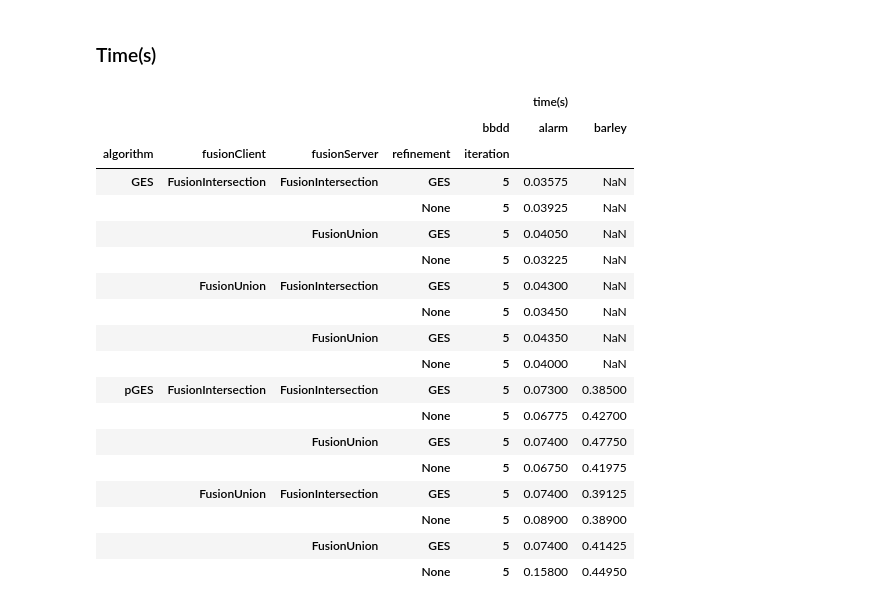
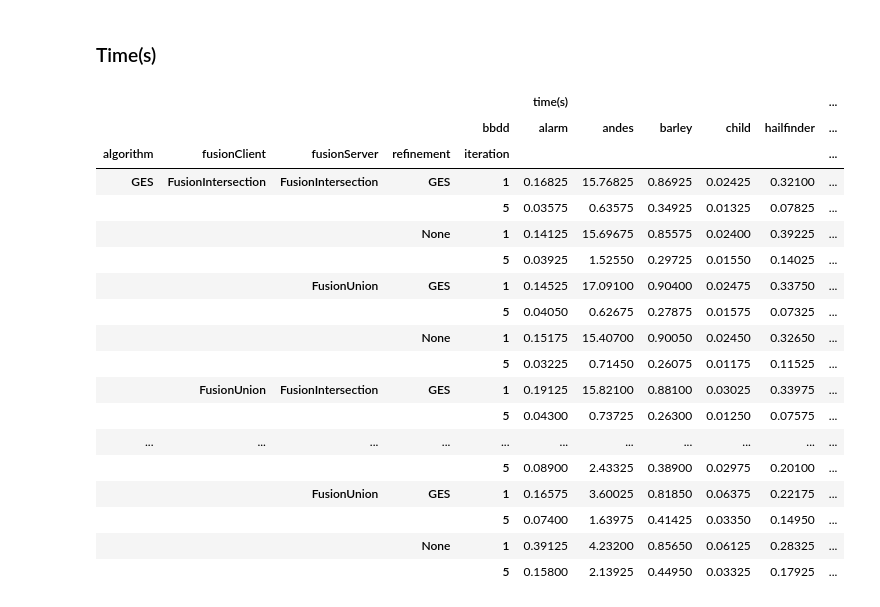
Before and after one commit to ptorrijos99/BayesFL, a Jupyter notebook: notebooks/Experiments initial 18-10-23.ipynb, the cells around one changed output. Drawn from its saved outputs; the diff is of its cells as text; code cells hidden in the pictures.

```diff
--- a/notebooks/Experiments initial 18-10-23.ipynb
+++ b/notebooks/Experiments initial 18-10-23.ipynb
@@ -63,6 +63,10 @@ df[['algorithm','fusionClient','refinement','fusionServer','epoch']] = df.algori
 
 df[['bbdd','sample']] = df.bbdd.str.split("_",expand=True,)
 
+# Delete bbdd diabetes and link
+df = df[df.bbdd != 'diabetes']
+df = df[df.bbdd != 'link']
+
 df
 # %% [output]
 |  | bbdd | algorithm | id | iteration | instances | threads | bdeu | SMHD | time(s) | fusionClient | ... |
@@ -112,12 +149,6 @@ df_unstack.groupby(["bbdd", "algorithm", "fusionClient", "fusionServer", "refine
 # %% [markdown]
 ### SMHD
 # %%
-# Drop the rows with epoch != build
-df2 = df[df['epoch'] == 'build']
-
-# Only iteration 5
-df2 = df2[df2['iteration'] == 5]
-
 df_unstack = df2.drop(["sample", "id", "threads", "instances", "epoch", "bdeu", "time(s)"], axis=1)
 df_unstack.groupby(["bbdd", "algorithm", "fusionClient", "fusionServer", "refinement", "iteration"], observed=True).mean().unstack(0)
 # %% [output]
@@ -143,31 +207,25 @@ df_unstack.groupby(["bbdd", "algorithm", "fusionClient", "fusionServer", "refine
 # %% [markdown]
 ### Time(s)
 # %%
-# Drop the rows with epoch != build
-df2 = df[df['epoch'] == 'build']
-
-# Only iteration 5
-df2 = df2[df2['iteration'] == 5]
-
 df_unstack = df2.drop(["sample", "id", "threads", "instances", "epoch", "SMHD", "bdeu"], axis=1)
 df_unstack.groupby(["bbdd", "algorithm", "fusionClient", "fusionServer", "refinement", "iteration"], observed=True).mean().unstack(0)
 # %% [output]
-|  |  |  |  |  | time(s) |  |
-|  |  |  |  | bbdd | alarm | barley |
-| algorithm | fusionClient | fusionServer | refinement | iteration |  |  |
-| GES | FusionIntersection | FusionIntersection | GES | 5 | 0.03575 | NaN |
-|  |  |  | None | 5 | 0.03925 | NaN |
-|  |  | FusionUnion | GES | 5 | 0.04050 | NaN |
-|  |  |  | None | 5 | 0.03225 | NaN |
-|  | FusionUnion | FusionIntersection | GES | 5 | 0.04300 | NaN |
-|  |  |  | None | 5 | 0.03450 | NaN |
-|  |  | FusionUnion | GES | 5 | 0.04350 | NaN |
-|  |  |  | None | 5 | 0.04000 | NaN |
-| pGES | FusionIntersection | FusionIntersection | GES | 5 | 0.07300 | 0.38500 |
-|  |  |  | None | 5 | 0.06775 | 0.42700 |
-|  |  | FusionUnion | GES | 5 | 0.07400 | 0.47750 |
-|  |  |  | None | 5 | 0.06750 | 0.41975 |
-|  | FusionUnion | FusionIntersection | GES | 5 | 0.07400 | 0.39125 |
-|  |  |  | None | 5 | 0.08900 | 0.38900 |
-|  |  | FusionUnion | GES | 5 | 0.07400 | 0.41425 |
-|  |  |  | None | 5 | 0.15800 | 0.44950 |
+|  |  |  |  |  | time(s) |  |  |  |  | ... |
+|  |  |  |  | bbdd | alarm | andes | barley | child | hailfinder | ... |
+| algorithm | fusionClient | fusionServer | refinement | iteration |  |  |  |  |  | ... |
+| GES | FusionIntersection | FusionIntersection | GES | 1 | 0.16825 | 15.76825 | 0.86925 | 0.02425 | 0.32100 | ... |
+|  |  |  |  | 5 | 0.03575 | 0.63575 | 0.34925 | 0.01325 | 0.07825 | ... |
+|  |  |  | None | 1 | 0.14125 | 15.69675 | 0.85575 | 0.02400 | 0.39225 | ... |
+|  |  |  |  | 5 | 0.03925 | 1.52550 | 0.29725 | 0.01550 | 0.14025 | ... |
+|  |  | FusionUnion | GES | 1 | 0.14525 | 17.09100 | 0.90400 | 0.02475 | 0.33750 | ... |
+|  |  |  |  | 5 | 0.04050 | 0.62675 | 0.27875 | 0.01575 | 0.07325 | ... |
+|  |  |  | None | 1 | 0.15175 | 15.40700 | 0.90050 | 0.02450 | 0.32650 | ... |
+|  |  |  |  | 5 | 0.03225 | 0.71450 | 0.26075 | 0.01175 | 0.11525 | ... |
+|  | FusionUnion | FusionIntersection | GES | 1 | 0.19125 | 15.82100 | 0.88100 | 0.03025 | 0.33975 | ... |
+|  |  |  |  | 5 | 0.04300 | 0.73725 | 0.26300 | 0.01250 | 0.07575 | ... |
+| ... | ... | ... | ... | ... | ... | ... | ... | ... | ... | ... |
+|  |  |  |  | 5 | 0.08900 | 2.43325 | 0.38900 | 0.02975 | 0.20100 | ... |
+|  |  | FusionUnion | GES | 1 | 0.16575 | 3.60025 | 0.81850 | 0.06375 | 0.22175 | ... |
+|  |  |  |  | 5 | 0.07400 | 1.63975 | 0.41425 | 0.03350 | 0.14950 | ... |
+|  |  |  | None | 1 | 0.39125 | 4.23200 | 0.85650 | 0.06125 | 0.28325 | ... |
+|  |  |  |  | 5 | 0.15800 | 2.13925 | 0.44950 | 0.03325 | 0.17925 | ... |
```
Also changed, not shown: parts of 9 cells of this notebook, 14 other files.
